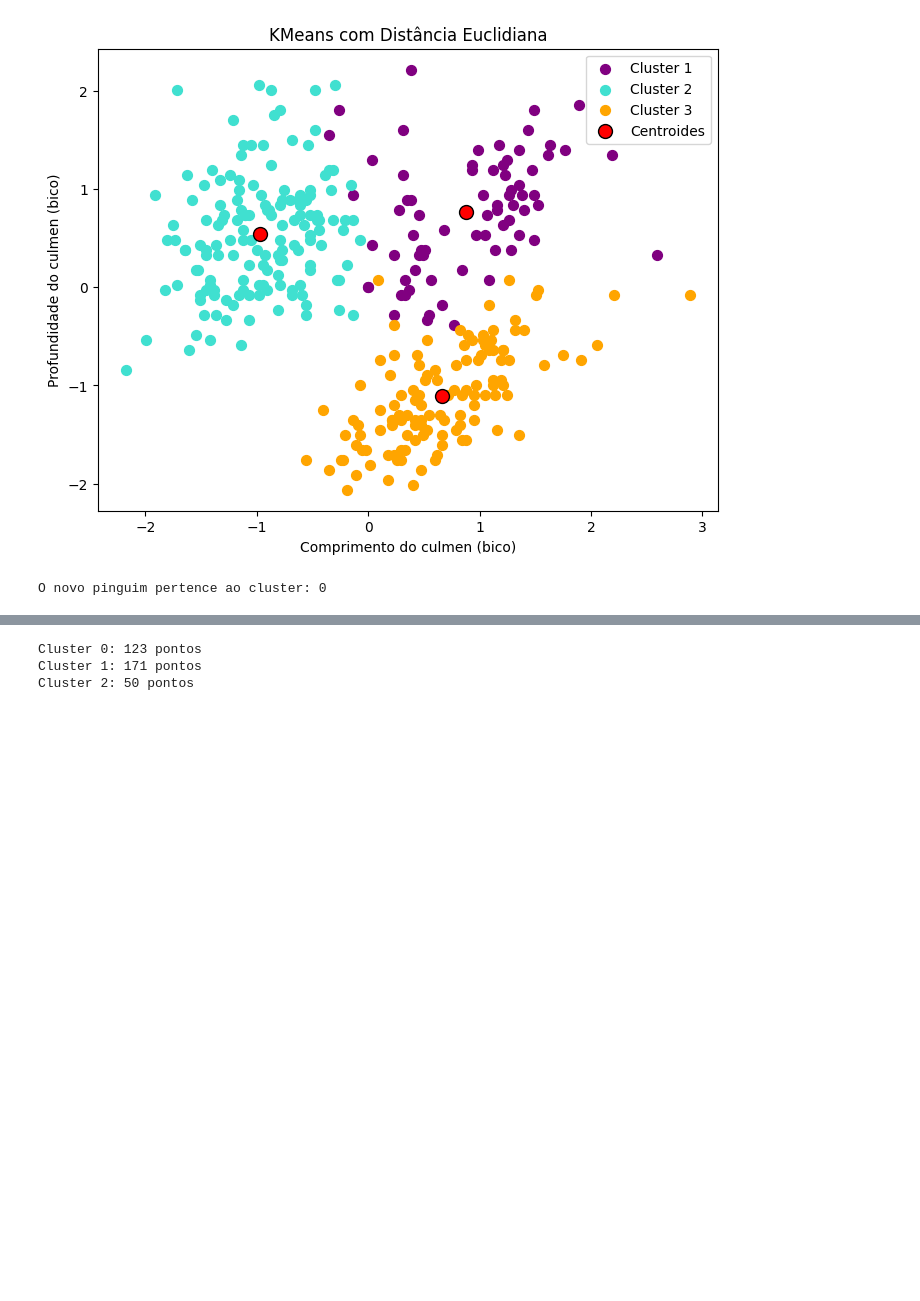
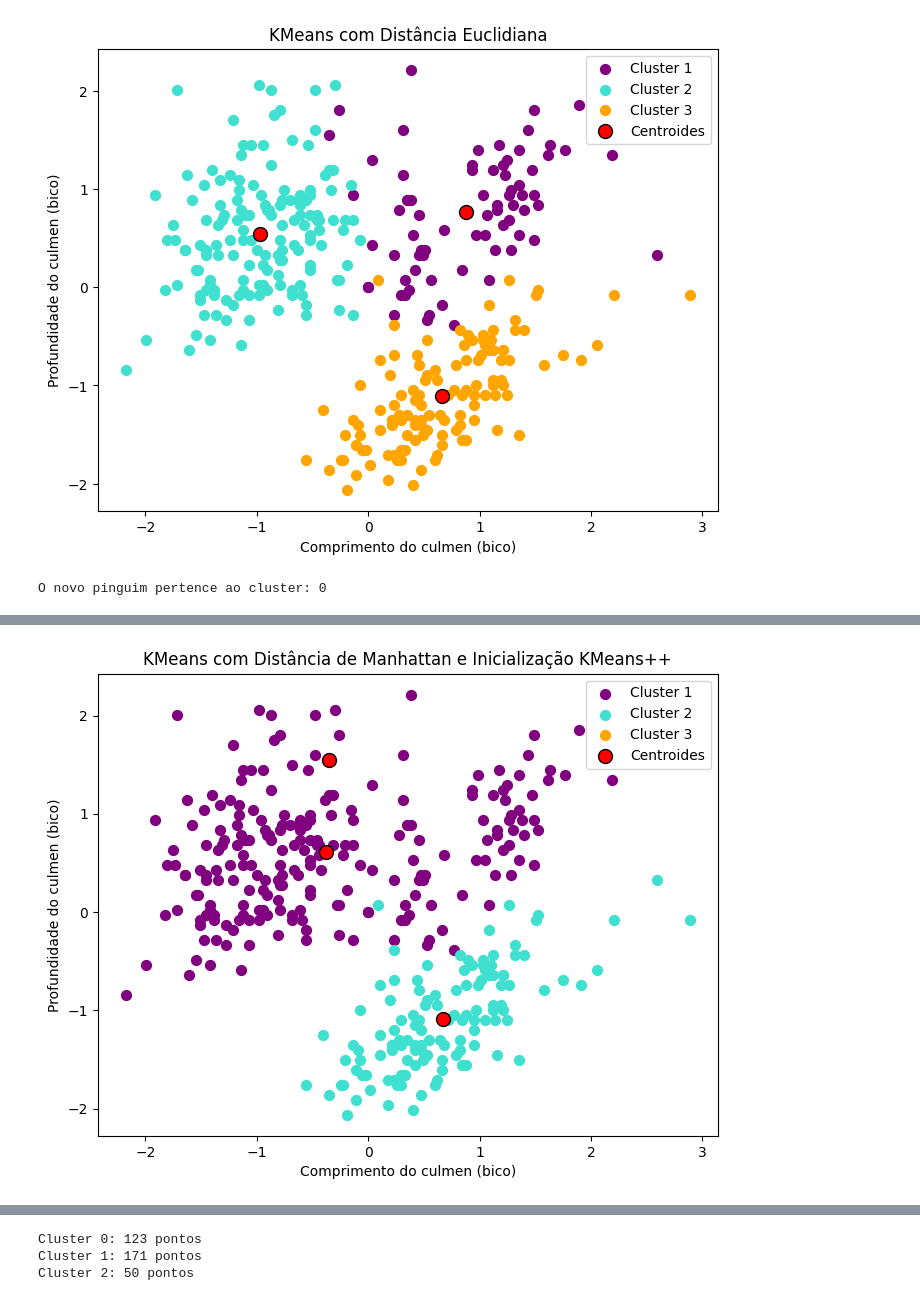
Before and after one commit to Martonidaz/Projeto_IA, a Jupyter notebook: Clustering/app.ipynb, the cells around one changed output, grey strips where cells are left out. Cells and saved outputs as stored; diff of their text form; code cells hidden in the pictures; blank space fills up the shorter version.

```diff
--- a/Clustering/app.ipynb
+++ b/Clustering/app.ipynb
@@ -269,0 +400,73 @@ NameError: name 'plt' is not defined
+# %%
+# Importando a biblioteca necessária
+from sklearn.cluster import KMeans
+from scipy.spatial.distance import cdist
+import numpy as np
+import matplotlib.pyplot as plt
+
+# Usando o KMeans com inicialização KMeans++ para calcular os clusters
+kmeans = KMeans(n_clusters=n_clusters, init='k-means++', max_iter=300, random_state=42)
+
+# Ajustando o modelo aos dados escalonados
+kmeans.fit(Xpenguins_scaled)
+
+# Recuperando os centroides e os rótulos dos clusters após o ajuste do modelo
+centroids = kmeans.cluster_centers_
+labels = kmeans.labels_
+
+# Visualizando os clusters com a distância de Manhattan
+colors = ['purple', 'turquoise', 'orange']
+
+plt.figure(figsize=(8, 6))
+
+# Plotando os pontos com cores baseadas nos clusters
+for i in range(n_clusters):
+    plt.scatter(
+        Xpenguins_scaled[labels == i, 0],
+        Xpenguins_scaled[labels == i, 1],
+        s=50,
+        c=colors[i],
+        label=f'Cluster {i+1}'
+    )
+
+# Plotando os centroides (medoids)
+plt.scatter(
+    centroids[:, 0],
+    centroids[:, 1],
+    s=100,
+    c='red',
+    marker='o',
+    edgecolor='black',
+    label="Centroides"
+)
+
+plt.xlabel("Comprimento do culmen (bico)")
+plt.ylabel("Profundidade do culmen (bico)")
+plt.title("KMeans com Distância de Manhattan e Inicialização KMeans++")
+plt.legend()
+plt.show()
+
+# Exibir os dados armazenados
+print(f"Modelo com inicialização KMeans++ e distância de Manhattan:\n")
+print("Centroides dos clusters:\n", centroids, "\n")
+
+# Calculando a soma dos quadrados das distâncias intra-cluster (WCSSE) com Manhattan
+wcsse = sum(
+    np.sum(cdist(Xpenguins_scaled[labels == i], [centroids[i]], metric='cityblock'))
+    for i in range(n_clusters)
+)
+print("WCSSE (Manhattan):", wcsse)
+print("-" * 50)
+
+# Predição para um novo pinguim (calculando a distância de Manhattan)
+novo_pinguim = scaler.transform([[45.5, 17.4, 210, 4500]])
+
+# Calculando as distâncias de Manhattan aos centroides
+distances = cdist(novo_pinguim, centroids, metric='cityblock')
+
+# Predição do cluster mais próximo
+cluster_predito = np.argmin(distances)
+
+print(f"O novo pinguim pertence ao cluster: {cluster_predito}")
+# %% [output]
+[figure, added]
```
Also changed, not shown: parts of 9 cells of this notebook, 1 other file.
